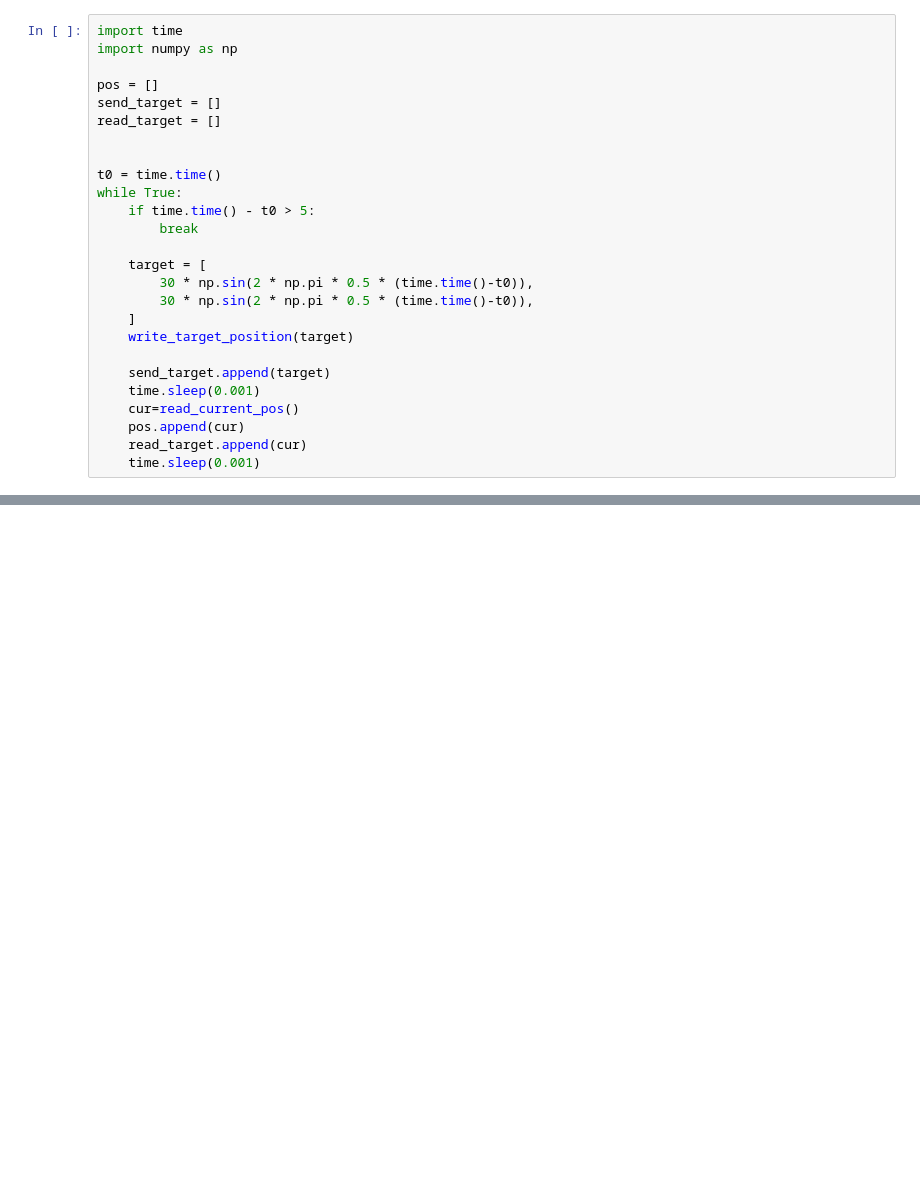
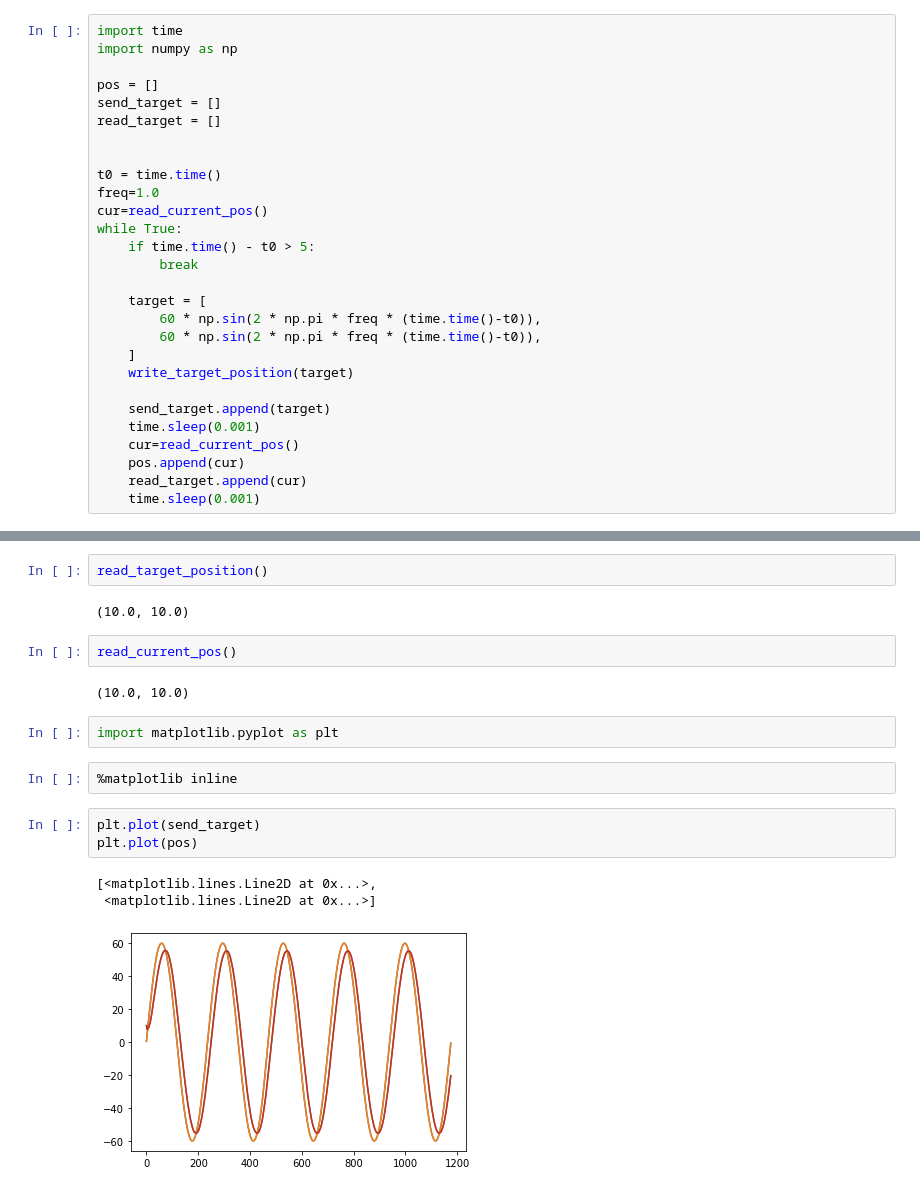
Before and after one commit to pollen-robotics/firmware_Poulpe, a Jupyter notebook: src/dynamixel/hwi.ipynb, the cells around one changed output, grey strips where cells are left out. Drawn from its saved outputs; the diff is of its cells as text; blank space fills up the shorter version.

```diff
--- a/src/dynamixel/hwi.ipynb
+++ b/src/dynamixel/hwi.ipynb
@@ -73,13 +90,15 @@ read_target = []
 
 
 t0 = time.time()
+freq=1.0
+cur=read_current_pos()
 while True:
     if time.time() - t0 > 5:
         break
 
     target = [
-        30 * np.sin(2 * np.pi * 0.5 * (time.time()-t0)),
-        30 * np.sin(2 * np.pi * 0.5 * (time.time()-t0)),
+        60 * np.sin(2 * np.pi * freq * (time.time()-t0)),
+        60 * np.sin(2 * np.pi * freq * (time.time()-t0)),
     ]
     write_target_position(target)
 
@@ -93,0 +149,19 @@ np.array(send_target) - np.array(read_target)
+# %%
+read_target_position()
+# %% [output]
+(10.0, 10.0)
+# %%
+read_current_pos()
+# %% [output]
+(10.0, 10.0)
+# %%
+import matplotlib.pyplot as plt
+# %%
+%matplotlib inline
+# %%
+plt.plot(send_target)
+plt.plot(pos)
+# %% [output]
+[<matplotlib.lines.Line2D at 0x...>,
+ <matplotlib.lines.Line2D at 0x...>]
+[figure, added]
```
Also changed, not shown: parts of 13 cells of this notebook, 4 other files.
